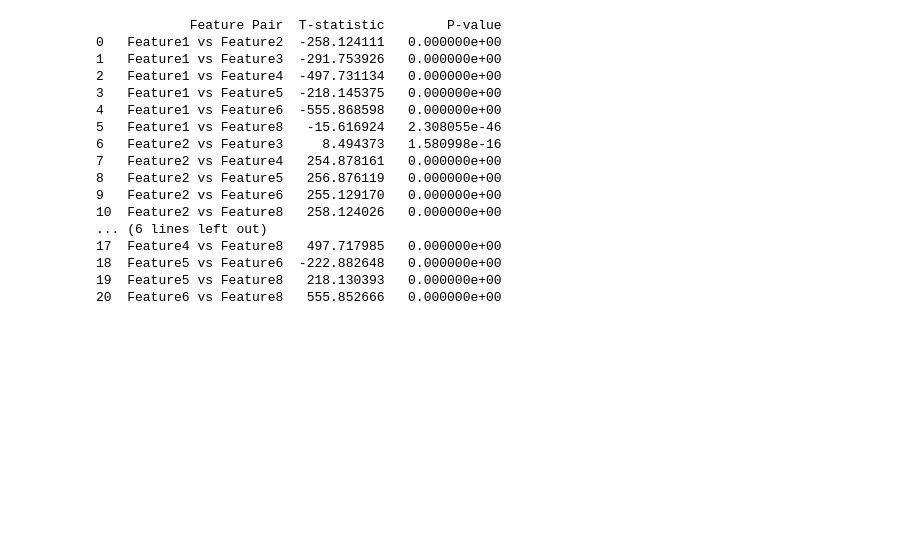
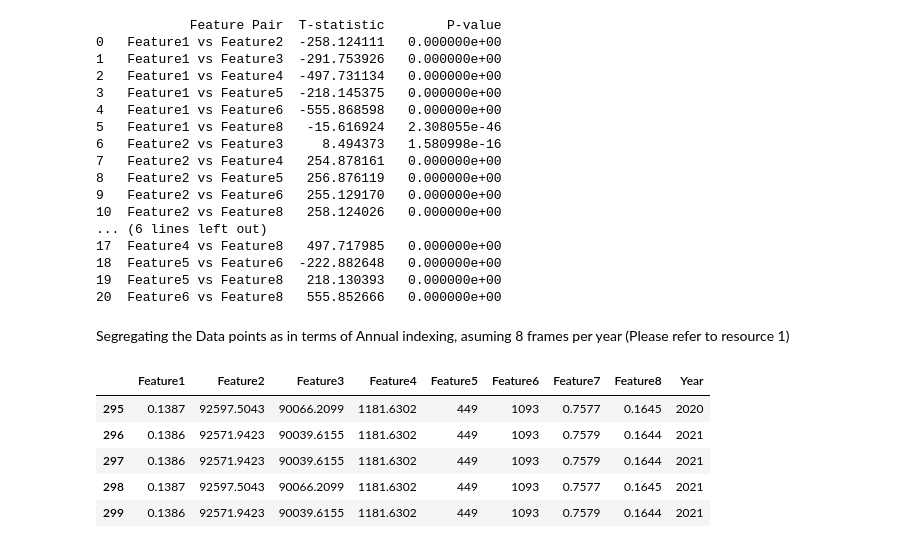
Before and after one commit to harsh125op/waterLevel, a Jupyter notebook: 5_Data_Analatics.ipynb, the cells around one changed output. Saved outputs shown, nothing was run; the diff lists cells and outputs as text; code cells hidden in the pictures; blank space fills up the shorter version.

```diff
--- a/5_Data_Analatics.ipynb
+++ b/5_Data_Analatics.ipynb
@@ -206,3 +218,32 @@ print(pairwise_results_df)
 18  Feature5 vs Feature6  -222.882648   0.000000e+00
 19  Feature5 vs Feature8   218.130393   0.000000e+00
 20  Feature6 vs Feature8   555.852666   0.000000e+00
+# %% [markdown]
+Segregating the Data points as in terms of Annual indexing, asuming 8 frames per year (Please refer to resource 1)
+# %%
+import pandas as pd
+
+# Assuming your dataset is loaded in the variable data
+# Example: data = pd.DataFrame(...)
+
+# Generate the years based on the number of rows and rows per year
+start_year = 1984
+rows_per_year = 8
+total_rows = len(data)
+
+# Calculate the year for each row
+years = [start_year + (i // rows_per_year) for i in range(total_rows)]
+
+# Add the 'Year' column to the dataset
+data['Year'] = years
+
+# Print the first few rows to verify
+
+data.tail()
+# %% [output]
+|  | Feature1 | Feature2 | Feature3 | Feature4 | Feature5 | Feature6 | Feature7 | Feature8 | Year |
+| 295 | 0.1387 | 92597.5043 | 90066.2099 | 1181.6302 | 449 | 1093 | 0.7577 | 0.1645 | 2020 |
+| 296 | 0.1386 | 92571.9423 | 90039.6155 | 1181.6302 | 449 | 1093 | 0.7579 | 0.1644 | 2021 |
+| 297 | 0.1386 | 92571.9423 | 90039.6155 | 1181.6302 | 449 | 1093 | 0.7579 | 0.1644 | 2021 |
+| 298 | 0.1387 | 92597.5043 | 90066.2099 | 1181.6302 | 449 | 1093 | 0.7577 | 0.1645 | 2021 |
+| 299 | 0.1386 | 92571.9423 | 90039.6155 | 1181.6302 | 449 | 1093 | 0.7579 | 0.1644 | 2021 |
```
Also changed, not shown: parts of 4 cells of this notebook.
